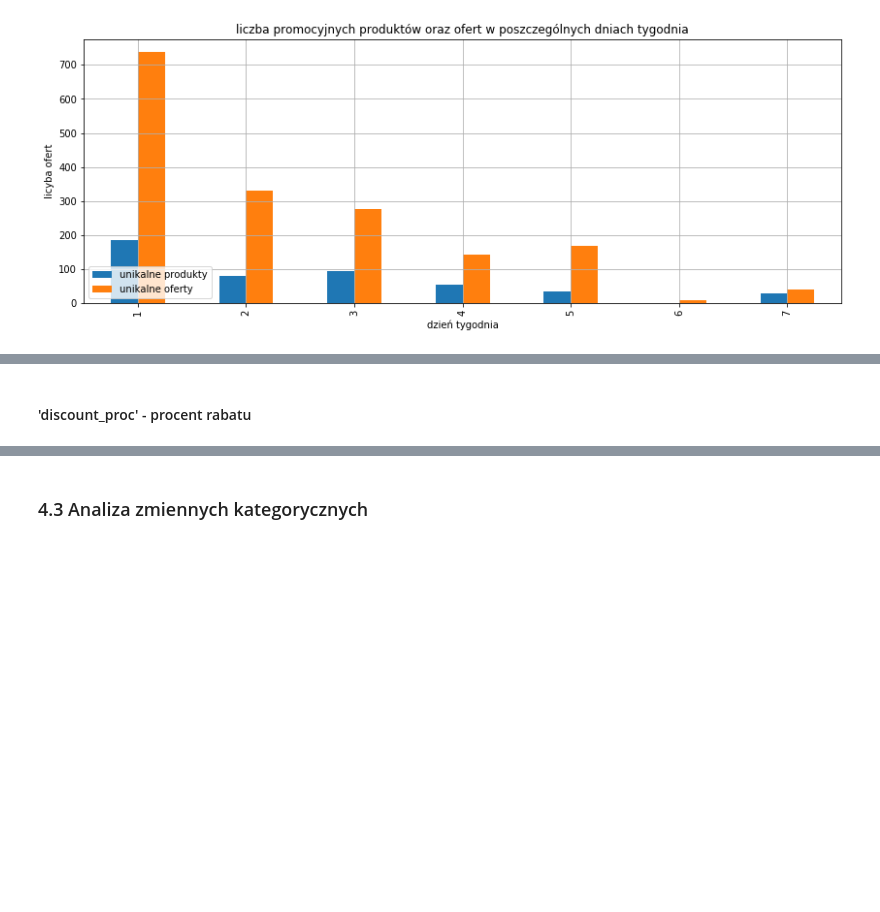
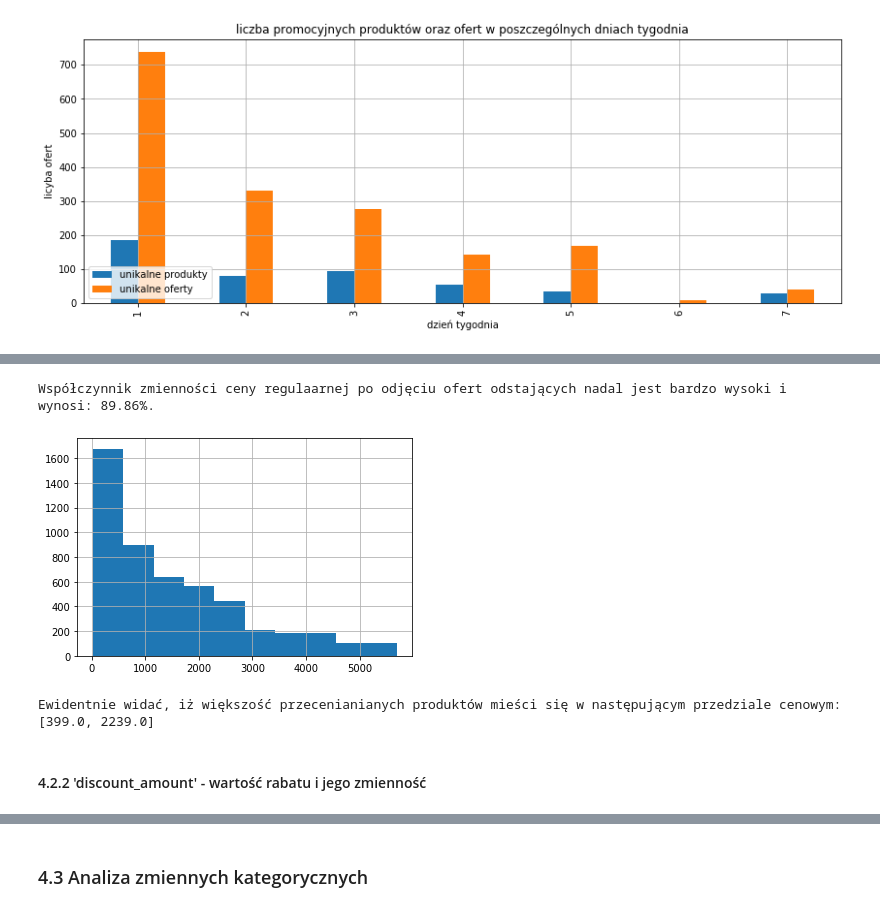
Before and after one commit to grzegorzpokorski/nocna-promocja-euro.com.pl, a Jupyter notebook: data_analysis.ipynb, the cells around one changed output, grey strips where cells are left out. Cells and saved outputs as stored; diff of their text form; code cells hidden in the pictures; blank space fills up the shorter version.

```diff
--- a/data_analysis.ipynb
+++ b/data_analysis.ipynb
@@ -376,2 +430,15 @@ plt.show()
+# %%
+print(f'Współczynnik zmienności ceny regulaarnej po odjęciu ofert odstających nadal jest bardzo wysoki i wynosi: {round(regular_without_outliers.regular.std() / regular_without_outliers.regular.mean() * 100, 2)}%.')
+# %% [output]
+Współczynnik zmienności ceny regulaarnej po odjęciu ofert odstających nadal jest bardzo wysoki i wynosi: 89.86%.
+# %%
+regular_without_outliers.regular.hist()
+plt.show()
+# %% [output]
+[figure, added]
+# %%
+print(f'Ewidentnie widać, iż większość przecenianianych produktów mieści się w następującym przedziale cenowym: {regular_without_outliers.regular.quantile([.25,.75]).tolist()}')
+# %% [output]
+Ewidentnie widać, iż większość przecenianianych produktów mieści się w następującym przedziale cenowym: [399.0, 2239.0]
 # %% [markdown]
-#### 'discount_proc' - procent rabatu
+#### 4.2.2 'discount_amount' - wartość rabatu i jego zmienność
```
Also changed, not shown: parts of 124 cells of this notebook.
